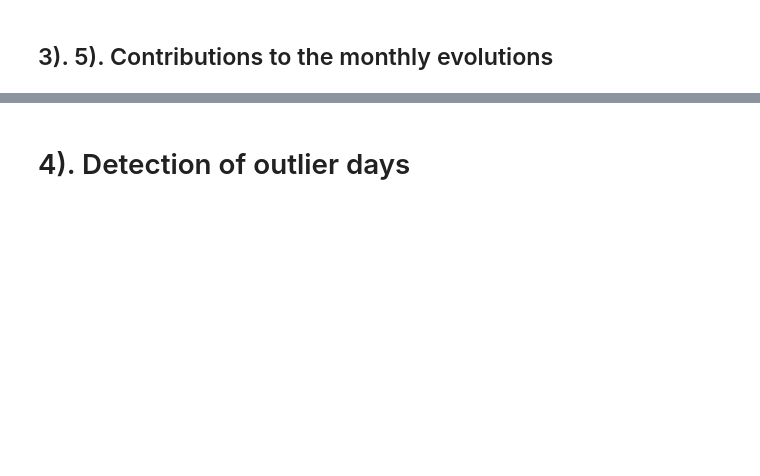
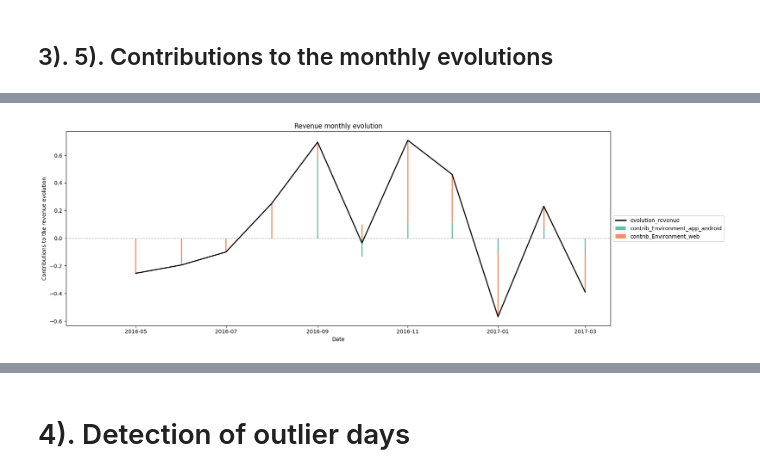
Before and after one commit to elissamim/e_commerce_traffic, a Jupyter notebook: notebooks/revenue_analysis.ipynb, the cells around one changed output, grey strips where cells are left out. Drawn from its saved outputs; the diff is of its cells as text; code cells hidden in the pictures; blank space fills up the shorter version.

```diff
--- a/notebooks/revenue_analysis.ipynb
+++ b/notebooks/revenue_analysis.ipynb
@@ -294,0 +408,7 @@ plot_contributions(df_contrib_all,
+# %%
+plot_contributions(df_contrib_all,
+                   "evolution_revenue",
+                   [col for col in df_contrib_all.columns
+                   if col.startswith("contrib_Environment")])
+# %% [output]
+[figure, added]
```
Also changed, not shown: parts of 26 cells of this notebook, 1 other file.
